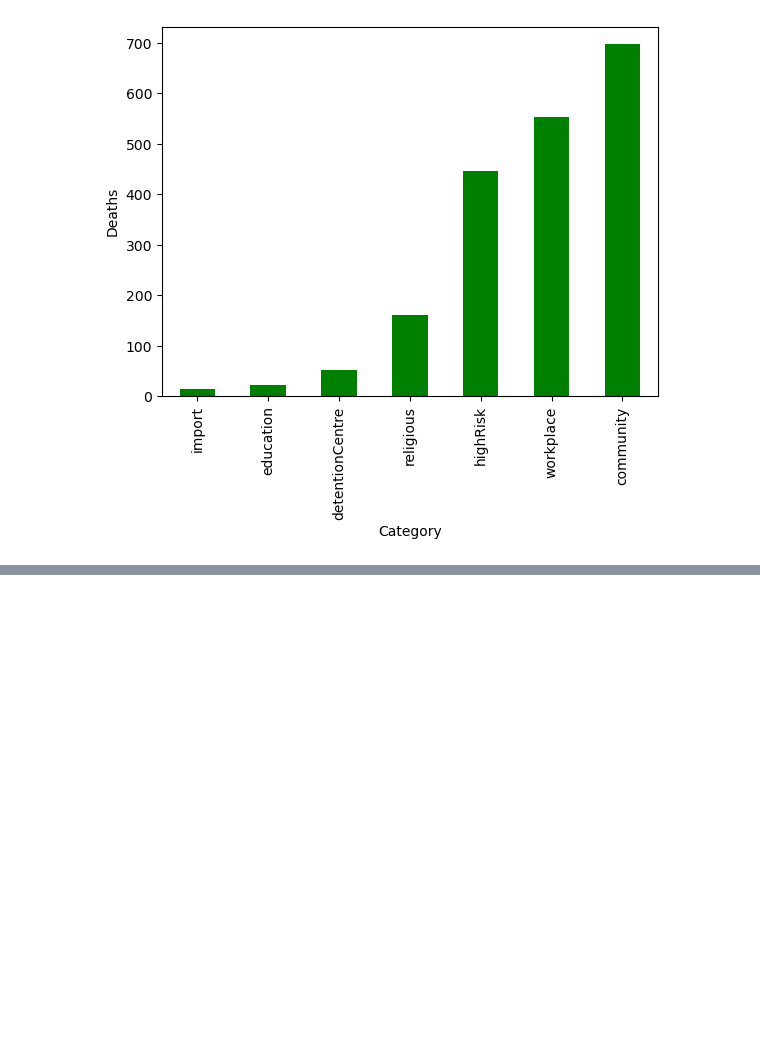
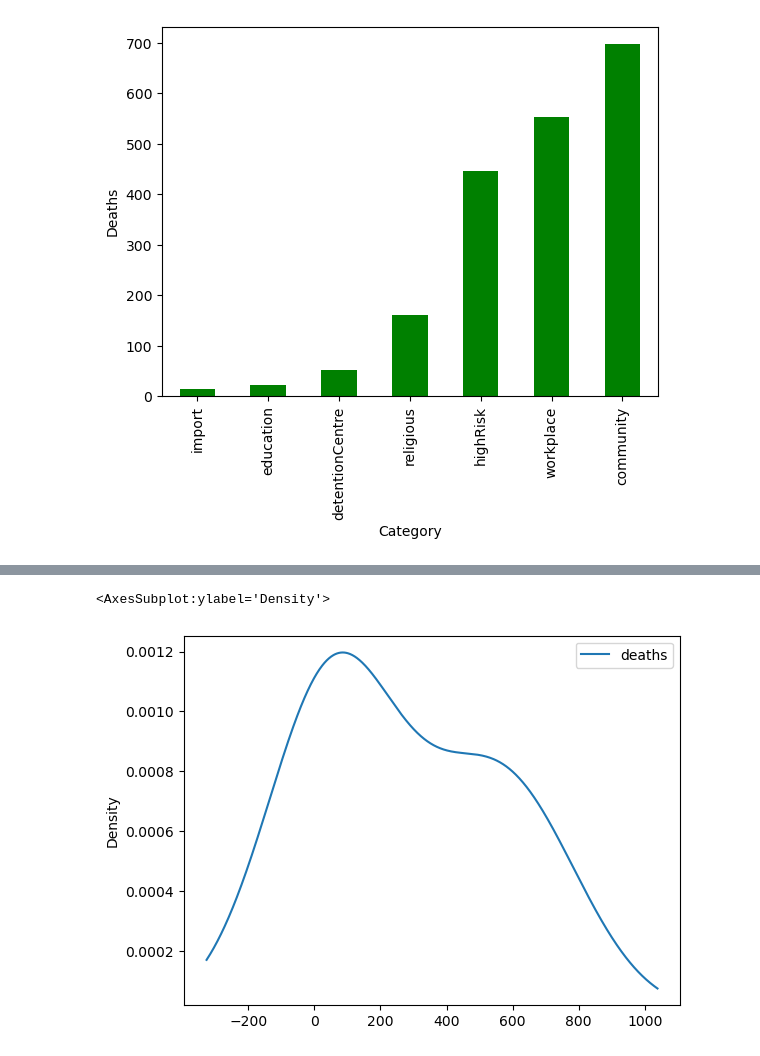
Before and after one commit to drmayu7/covid19-public, a Jupyter notebook: Narmathaa.ipynb, the cells around one changed output, grey strips where cells are left out. Cells and saved outputs as stored; diff of their text form; code cells hidden in the pictures; blank space fills up the shorter version.

```diff
--- a/Narmathaa.ipynb
+++ b/Narmathaa.ipynb
@@ -138,0 +144,5 @@ plt.show()
+# %%
+pivot.plot(kind = 'density')
+# %% [output]
+<AxesSubplot:ylabel='Density'>
+[figure, added]
```
Also changed, not shown: parts of 3 cells of this notebook.
